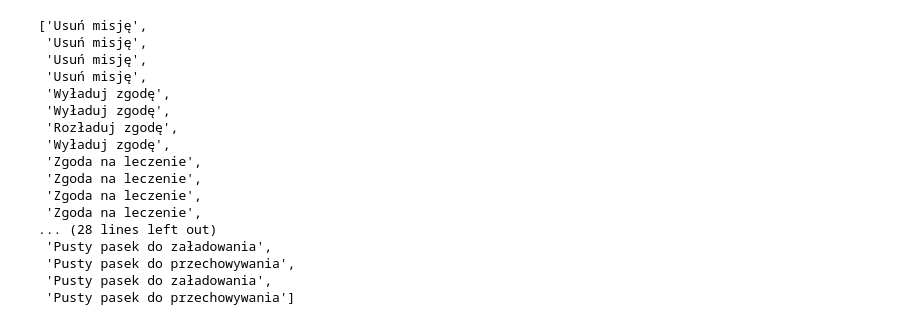
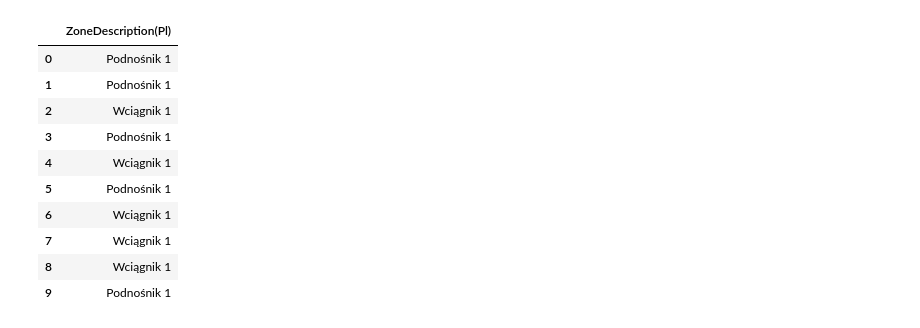
Before and after one commit to LukasZlocki/language_translator, a Jupyter notebook: language_translator.ipynb, the cells around one changed output. Saved outputs shown, nothing was run; the diff lists cells and outputs as text; code cells hidden in the pictures.

```diff
--- a/language_translator.ipynb
+++ b/language_translator.ipynb
@@ -81,20 +115,0 @@ column_translated = await translate_dataset(extracted_df, 'pl')
-# %%
-column_translated
-# %% [output]
-['Usuń misję',
- 'Usuń misję',
- 'Usuń misję',
- 'Usuń misję',
- 'Wyładuj zgodę',
- 'Wyładuj zgodę',
- 'Rozładuj zgodę',
- 'Wyładuj zgodę',
- 'Zgoda na leczenie',
- 'Zgoda na leczenie',
- 'Zgoda na leczenie',
- 'Zgoda na leczenie',
-... (28 lines left out)
- 'Pusty pasek do załadowania',
- 'Pusty pasek do przechowywania',
- 'Pusty pasek do załadowania',
- 'Pusty pasek do przechowywania']
@@ -102,0 +116,15 @@ df['pl-PL'] = column_translated
+# %%
+df_temp = pd.DataFrame(column_translated, columns=['ZoneDescription(Pl)'])
+df_temp.head(10)
+# %% [output]
+|  | ZoneDescription(Pl) |
+| 0 | Podnośnik 1 |
+| 1 | Podnośnik 1 |
+| 2 | Wciągnik 1 |
+| 3 | Podnośnik 1 |
+| 4 | Wciągnik 1 |
+| 5 | Podnośnik 1 |
+| 6 | Wciągnik 1 |
+| 7 | Wciągnik 1 |
+| 8 | Wciągnik 1 |
+| 9 | Podnośnik 1 |
```
Also changed, not shown: parts of 14 cells of this notebook, 1 other file.
